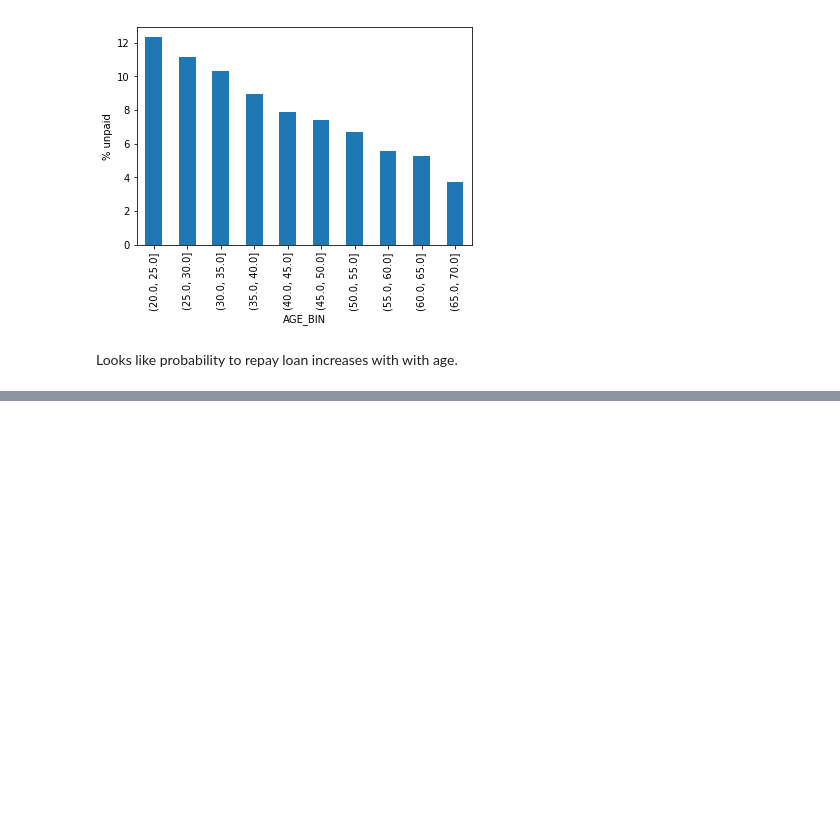
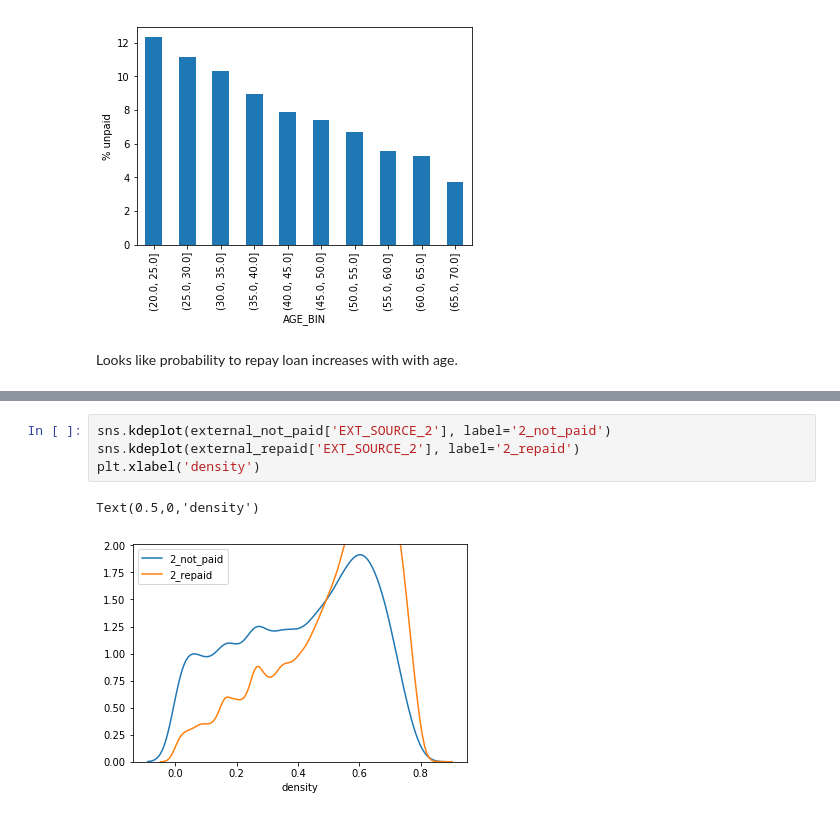
Before and after one commit to misbah-uddin/home_credit_default_risk, a Jupyter notebook: home_credit_default_risk_notebook_data_analysis.ipynb, the cells around one changed output, grey strips where cells are left out. Drawn from its saved outputs; the diff is of its cells as text; blank space fills up the shorter version.

```diff
--- a/home_credit_default_risk_notebook_data_analysis.ipynb
+++ b/home_credit_default_risk_notebook_data_analysis.ipynb
@@ -319,0 +339,7 @@ Looks like probability to repay loan increases with with age.
+# %%
+sns.kdeplot(external_not_paid['EXT_SOURCE_2'], label='2_not_paid')
+sns.kdeplot(external_repaid['EXT_SOURCE_2'], label='2_repaid')
+plt.xlabel('density')
+# %% [output]
+Text(0.5,0,'density')
+[figure, added]
```
Also changed, not shown: parts of 8 cells of this notebook.
